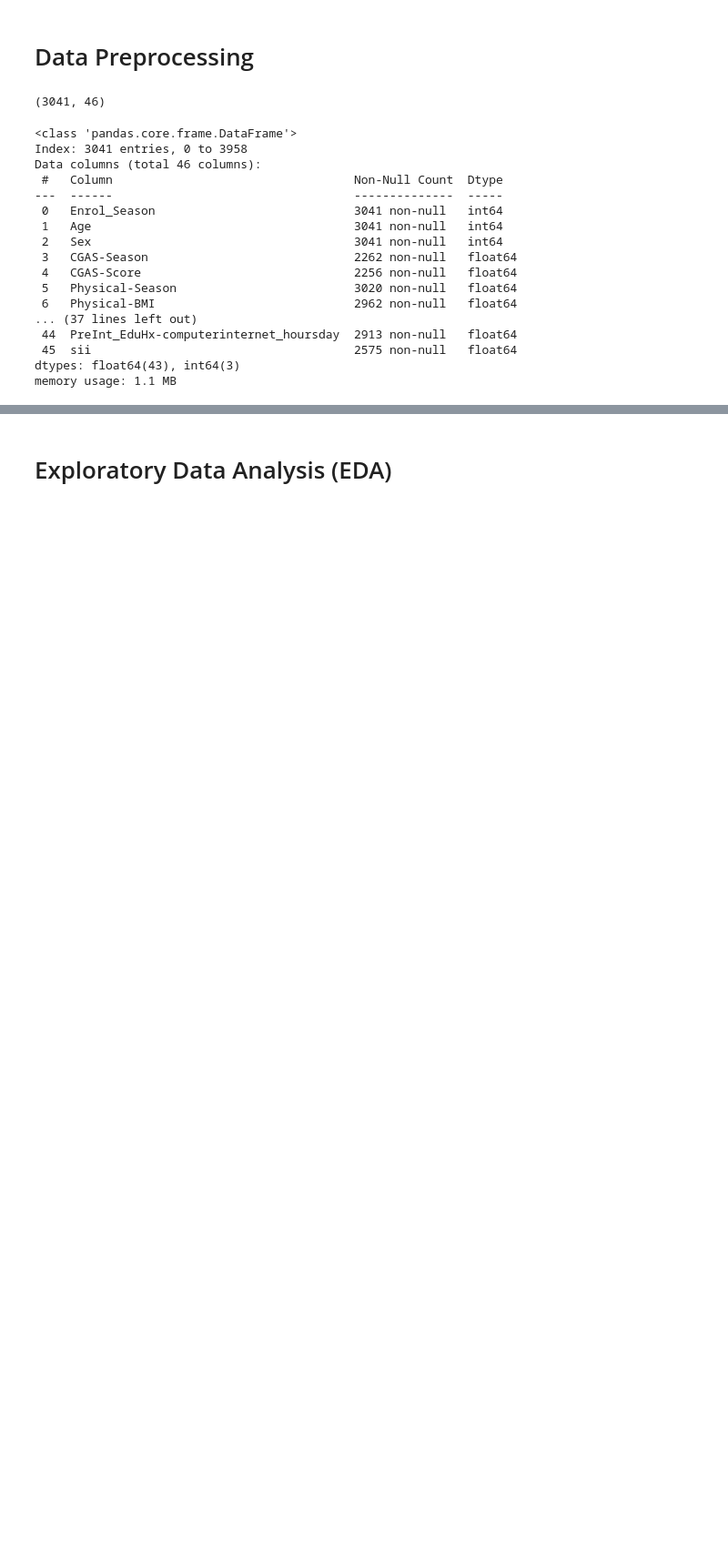
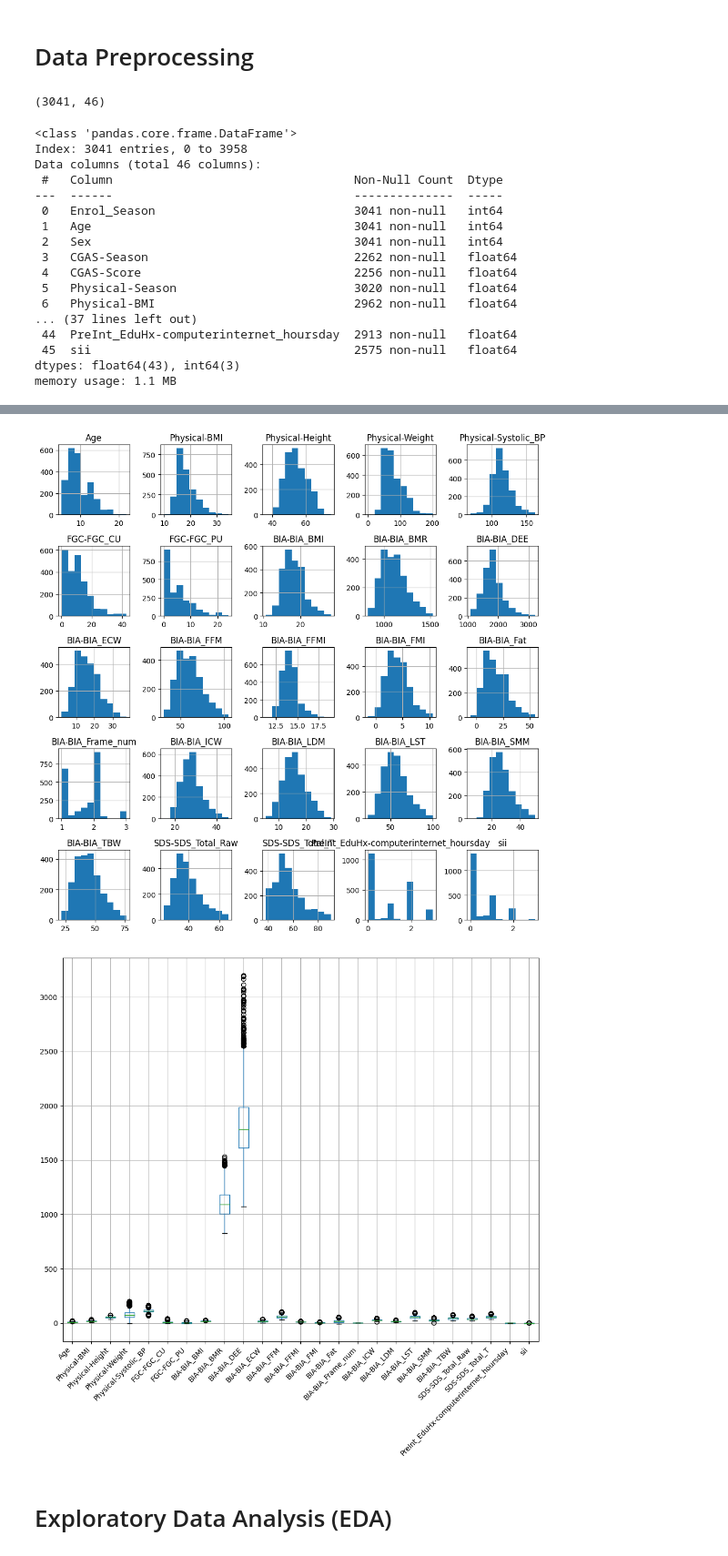
Before and after one commit to Ramtin-Karbaschi/BehaviorDetection_and_MobileMarketAnalysis, a Jupyter notebook: stat.ipynb, the cells around one changed output, grey strips where cells are left out. Shown at 91% size. Drawn from its saved outputs; the diff is of its cells as text; code cells hidden in the pictures; blank space fills up the shorter version.

```diff
--- a/stat.ipynb
+++ b/stat.ipynb
@@ -239,12 +239,12 @@ for column in season_columns:
         df_data[column] = df_data[column].fillna(df_data[column].mode()[0])
         df_data[column] = df_data[column].astype(int)  # Convert the column to integer (similar to other season columns)
 
+## Ensure that only numeric columns are selected
+numeric_columns = df_data.select_dtypes(include=['float64']).columns
 
 # Fill NaN values in other columns by KNN Imputation
-# Ensure that only numeric columns are selected
-numeric_df = df_data.select_dtypes(include=['float64']).columns
 imputer_algorithm = KNNImputer(n_neighbors=5, weights='uniform', metric='nan_euclidean')
-df_data[numeric_df] = imputer_algorithm.fit_transform(df_data[numeric_df])
+df_data[numeric_columns] = imputer_algorithm.fit_transform(df_data[numeric_columns])
 
 # Check the data information after imputation
 df_data.info()
@@ -269,0 +336,4 @@ memory usage: 1.1 MB
+# %%
+# Ignore columns that have less than %10 correlation with target columns
+df_train = df_data[df_data.corr()['sii'][df_data.corr()['sii'].abs() > 0.1].index.tolist()]
+df_train
@@ -270,3 +354,15 @@ memory usage: 1.1 MB
+# %%
+df_train.hist(figsize=(10, 10))
+plt.tight_layout()
+plt.show()
+
+df_train.boxplot(figsize=(10, 10))
+plt.xticks(rotation=45, horizontalalignment='right')
+plt.tight_layout()
+plt.show()
+# %% [output]
+[figure, added]
+[figure, added]
 # %%
 # Split the data into X and y variables as features and target variable
 X = df_data.drop(columns=['sii'])
```
Also changed, not shown: parts of 7 cells of this notebook.
